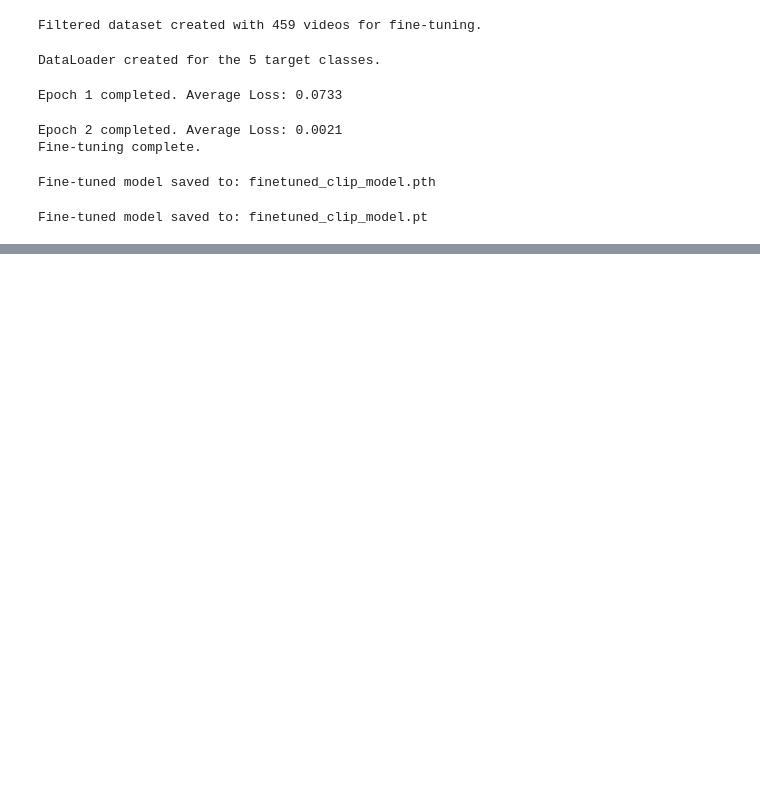
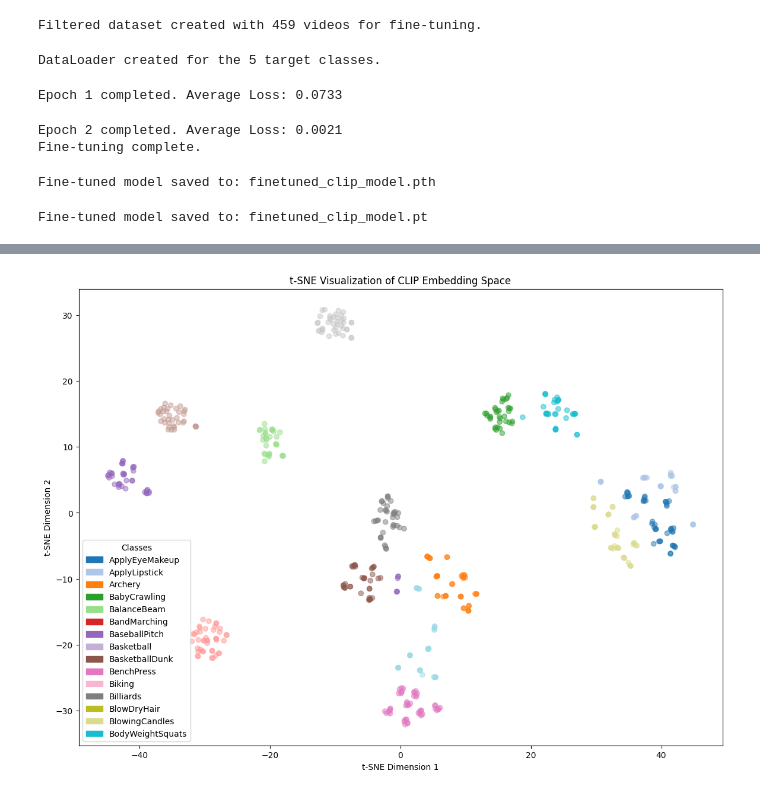
Before and after one commit to liswahyuni/Action-RecognitionVLM, a Jupyter notebook: ActionRecognition.ipynb, the cells around one changed output, grey strips where cells are left out. Cells and saved outputs as stored; diff of their text form; code cells hidden in the pictures; blank space fills up the shorter version.

```diff
--- a/ActionRecognition.ipynb
+++ b/ActionRecognition.ipynb
@@ -717,0 +864,14 @@ finetuned_predicted_labels, finetuned_true_labels = fine_tune_perform_zero_shot_
+# %%
+# Reload the original model to start fresh
+model, preprocess = clip.load(MODEL_NAME, device=DEVICE)
+model.float()
+
+# Freeze all parameters in the model
+for param in model.parameters():
+    param.requires_grad = False
+
+# Un-freeze ONLY the final visual projection parameter
+model.visual.proj.requires_grad = True
+
+# --- Output Check ---
+print("Model layers frozen. Only the final visual projection layer is trainable.")
@@ -717,0 +1137,65 @@ finetuned_predicted_labels, finetuned_true_labels = fine_tune_perform_zero_shot_
+# %%
+from matplotlib.patches import Patch
+# WARNING: This will be very slow and may take a long time to run.
+print("Preparing to run t-SNE on the full test dataset. This may take a while...")
+
+# 1. Get the image and text embeddings
+image_embeddings = []
+text_embeddings = []
+embedding_labels = []
+
+with torch.no_grad():
+    # Get text embeddings
+    text_prompts = [f"a photo of a person {c}" for c in CLASSES]
+    text_inputs = torch.cat([clip.tokenize(prompt) for prompt in text_prompts]).to(DEVICE)
+    text_embeddings = model.encode_text(text_inputs).cpu().numpy()
+
+    # Get image embeddings for the FULL test set
+    for i in range(len(test_videos)):
+        video_path = test_videos[i]
+        frames = extract_clip(video_path, CLIP_DURATION_SEC, NUM_FRAMES_IN_CLIP)
+        if frames:
+            image_input = torch.stack([preprocess(frame) for frame in frames]).to(DEVICE)
+            image_embedding = model.encode_image(image_input).mean(dim=0)
+            image_embeddings.append(image_embedding.cpu().numpy())
+            embedding_labels.append(test_labels[i])
+
+image_embeddings = np.array(image_embeddings)
+
+# 2. Combine embeddings and reduce dimensionality with t-SNE
+all_embeddings = np.vstack([image_embeddings, text_embeddings])
+tsne = TSNE(n_components=2, perplexity=30, random_state=42, n_iter=1000, n_jobs=-1) # Use all CPU cores
+embeddings_2d = tsne.fit_transform(all_embeddings)
+
+# Separate the 2D embeddings back into images and text
+image_embeddings_2d = embeddings_2d[:len(image_embeddings)]
+text_embeddings_2d = embeddings_2d[len(image_embeddings):]
+
+# 3. Create the plot
+plt.figure(figsize=(14, 10))
+cmap = plt.get_cmap('tab20') # Use the same colormap
+
+# Plot the image embeddings
+scatter = plt.scatter(
+    image_embeddings_2d[:, 0],
+    image_embeddings_2d[:, 1],
+    c=embedding_labels,
+    cmap=cmap,
+    alpha=0.5
+)
+
+plt.title('t-SNE Visualization of CLIP Embedding Space')
+plt.xlabel('t-SNE Dimension 1')
+plt.ylabel('t-SNE Dimension 2')
+
+# Create a handle (a colored patch) for each class name in your full list
+legend_handles = [
+    Patch(color=cmap(i/len(CLASSES)), label=class_name)
+    for i, class_name in enumerate(CLASSES)
+]
+
+# Display the manually created legend
+plt.legend(handles=legend_handles, title="Classes")
+
+plt.show()
+# %% [output]
@@ -717,0 +1203 @@ finetuned_predicted_labels, finetuned_true_labels = fine_tune_perform_zero_shot_
+[figure, added]
```
Also changed, not shown: parts of 30 cells of this notebook.
